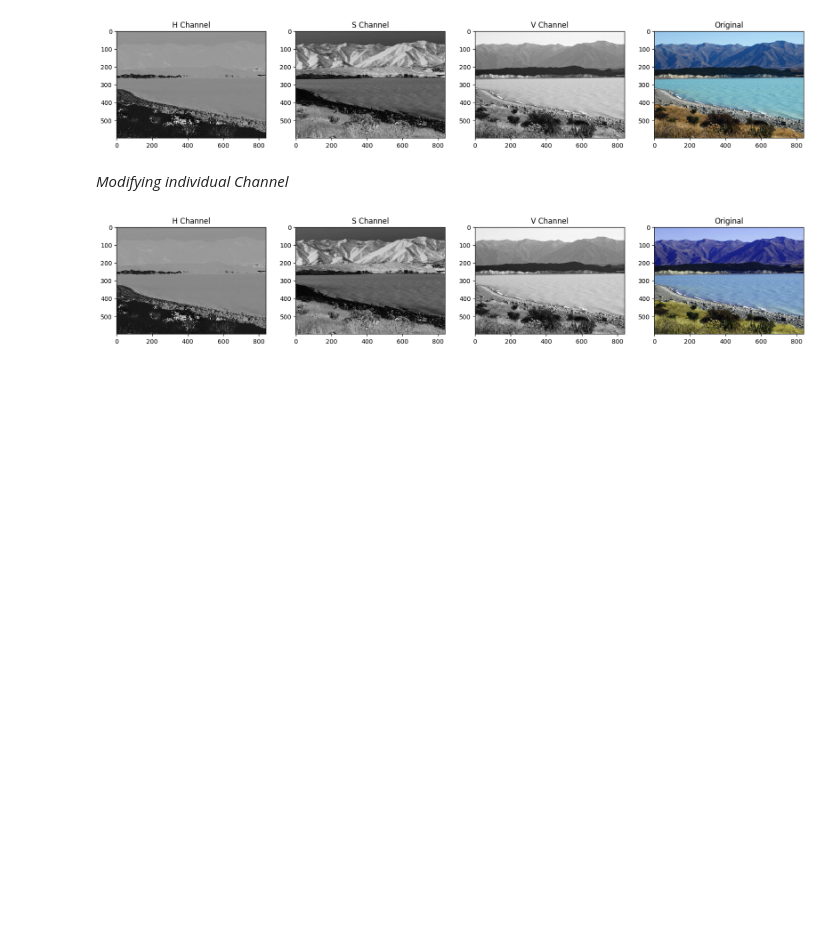
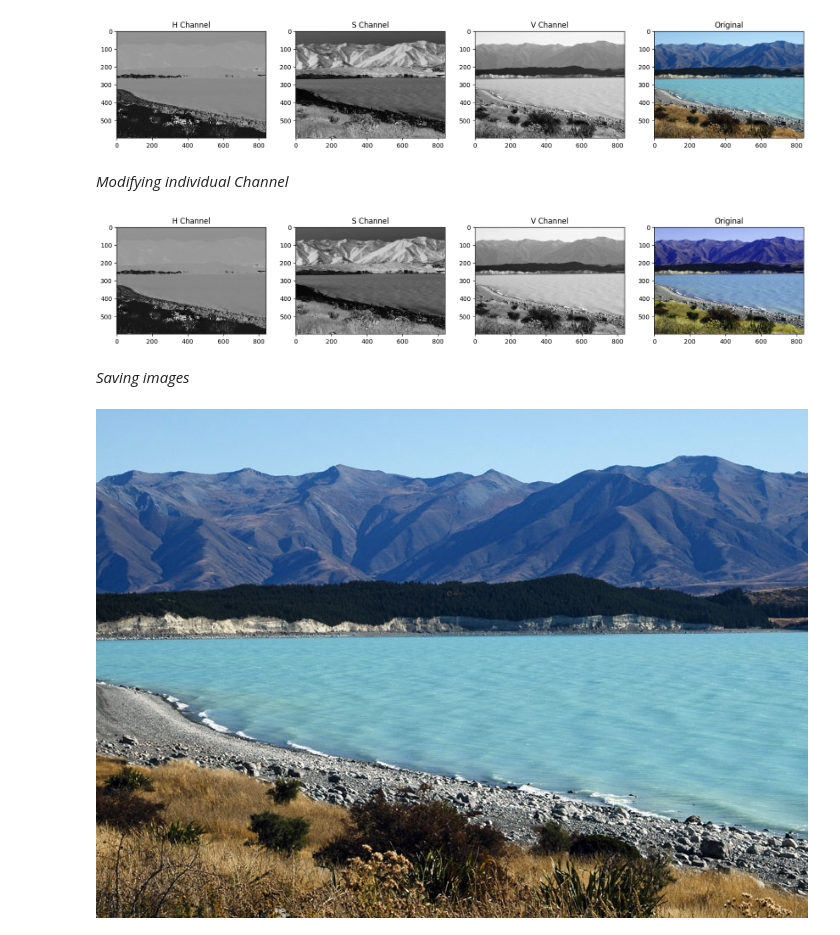
Before and after one commit to pereruannabaala/Image_Processing, a Jupyter notebook: image_processing.ipynb, the cells around one changed output. Drawn from its saved outputs; the diff is of its cells as text; code cells hidden in the pictures; blank space fills up the shorter version.

Commit message:
Saving an image

```diff
--- a/image_processing.ipynb
+++ b/image_processing.ipynb
@@ -236,3 +236,11 @@ plt.subplot(143);plt.imshow(v, cmap="gray");plt.title("V Channel");
 plt.subplot(144);plt.imshow(img_NZ_rgb);   plt.title("Original");
 # %% [output]
 [figure]
+# %% [markdown]
+*Saving images*
+# %%
+# Save the image
+cv2.imwrite("New_Zealand_Lake_SAVED.png", img_NZ_bgr)
+Image(filename='New_Zealand_Lake_SAVED.png')
+# %% [output]
+[figure, added]
```
